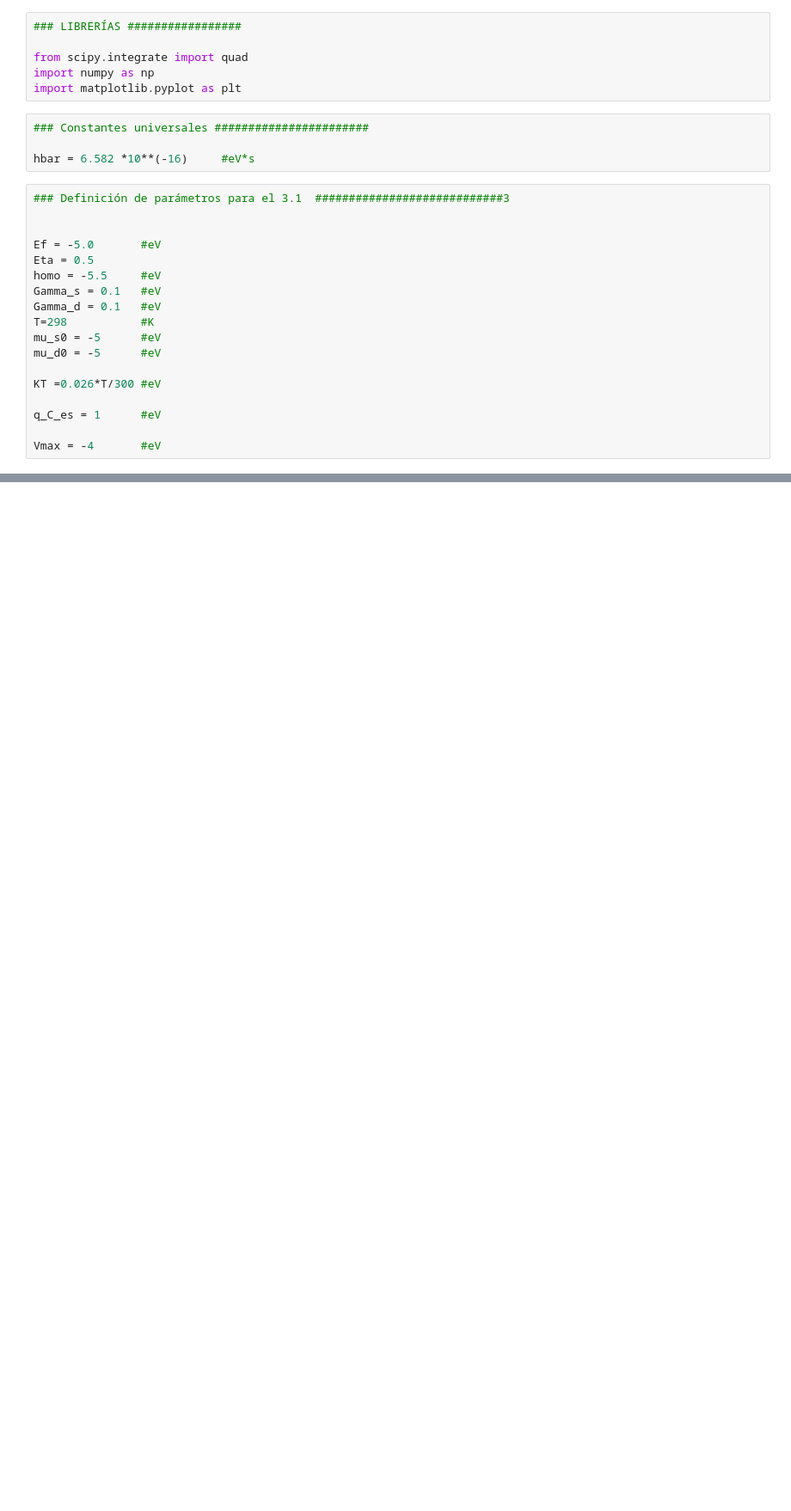
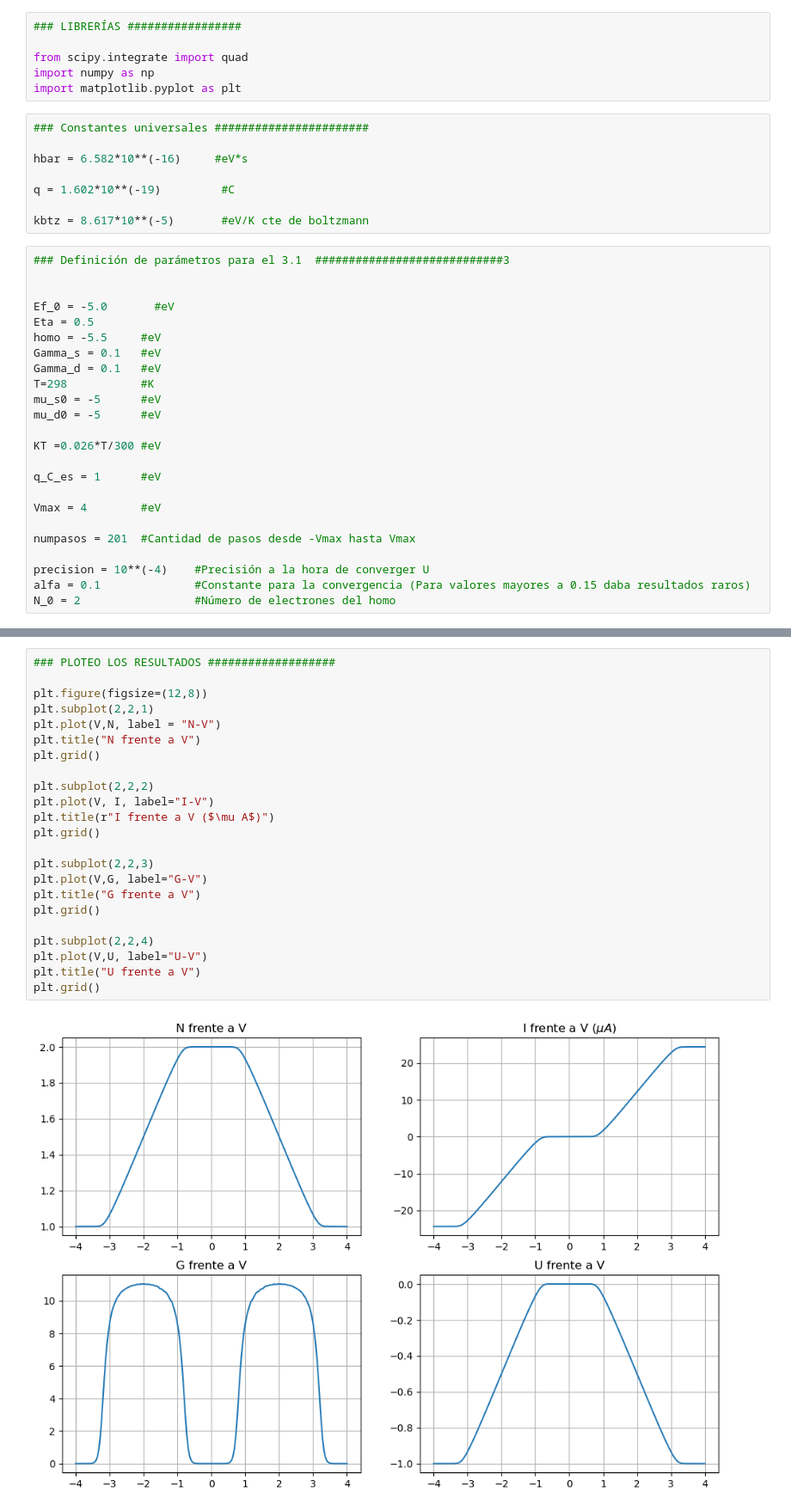
Before and after one commit to DiegoConol/Nanoelectronica, a Jupyter notebook: Relacion_3/relacion3.ipynb, the cells around one changed output, grey strips where cells are left out. Shown at 86% size. Cells and saved outputs as stored; diff of their text form; blank space fills up the shorter version.

```diff
--- a/Relacion_3/relacion3.ipynb
+++ b/Relacion_3/relacion3.ipynb
@@ -11,12 +14,16 @@ import matplotlib.pyplot as plt
 # %%
 ### Constantes universales #######################
 
-hbar = 6.582 *10**(-16)     #eV*s
+hbar = 6.582*10**(-16)     #eV*s
+
+q = 1.602*10**(-19)         #C
+
+kbtz = 8.617*10**(-5)       #eV/K cte de boltzmann
 # %%
 ### Definición de parámetros para el 3.1  ############################3
 
 
-Ef = -5.0       #eV
+Ef_0 = -5.0       #eV
 Eta = 0.5
 homo = -5.5     #eV
 Gamma_s = 0.1   #eV
@@ -29,7 +36,13 @@ KT =0.026*T/300 #eV
 
 q_C_es = 1      #eV
 
-Vmax = -4       #eV
+Vmax = 4        #eV
+
+numpasos = 201  #Cantidad de pasos desde -Vmax hasta Vmax
+
+precision = 10**(-4)    #Precisión a la hora de converger U
+alfa = 0.1              #Constante para la convergencia (Para valores mayores a 0.15 daba resultados raros)
+N_0 = 2                 #Número de electrones del homo
 # %%
 ### Código para el ejercicio 3.1 #############################################
 
@@ -86,0 +177,25 @@ plt.show
+# %%
+### PLOTEO LOS RESULTADOS ###################
+
+plt.figure(figsize=(12,8))
+plt.subplot(2,2,1)
+plt.plot(V,N, label = "N-V")
+plt.title("N frente a V")
+plt.grid()
+
+plt.subplot(2,2,2)
+plt.plot(V, I, label="I-V")
+plt.title(r"I frente a V ($\mu A$)")
+plt.grid()
+
+plt.subplot(2,2,3)
+plt.plot(V,G, label="G-V")
+plt.title("G frente a V")
+plt.grid()
+
+plt.subplot(2,2,4)
+plt.plot(V,U, label="U-V")
+plt.title("U frente a V")
+plt.grid()
+# %% [output]
+[figure, added]
```
Also changed, not shown: parts of 5 cells of this notebook.
